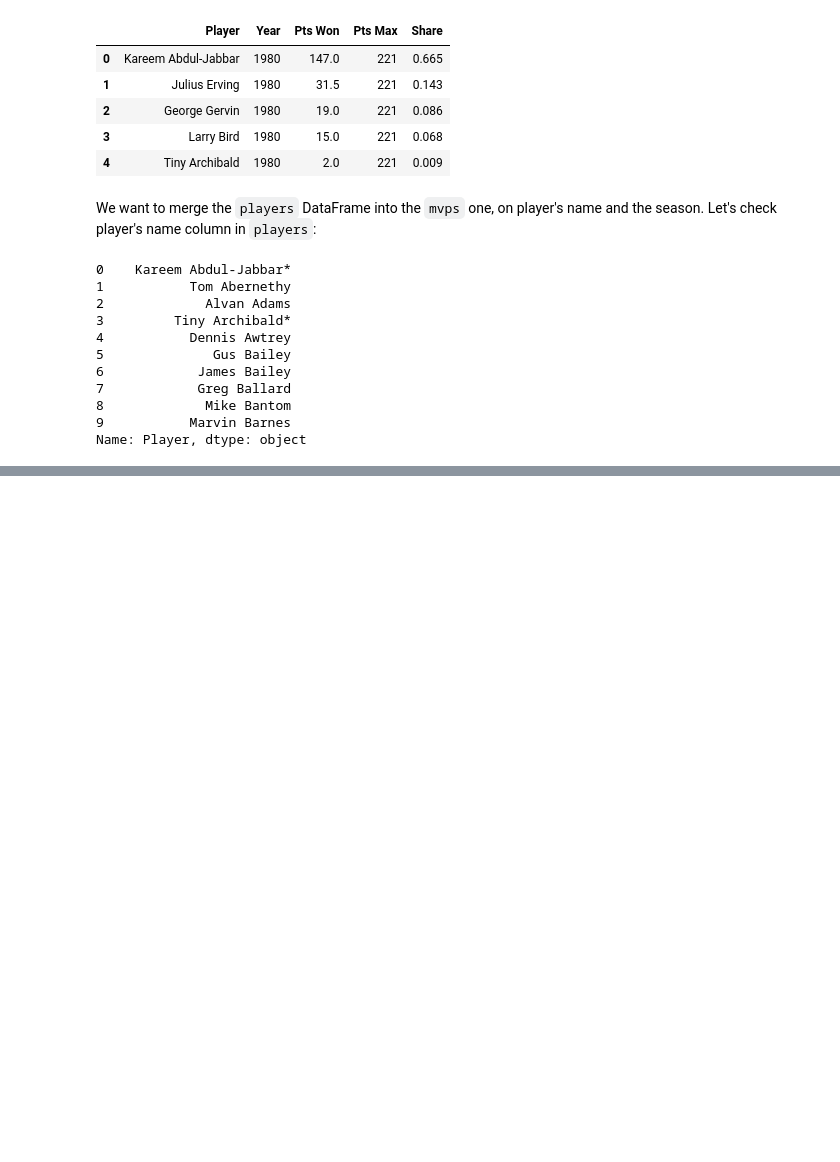
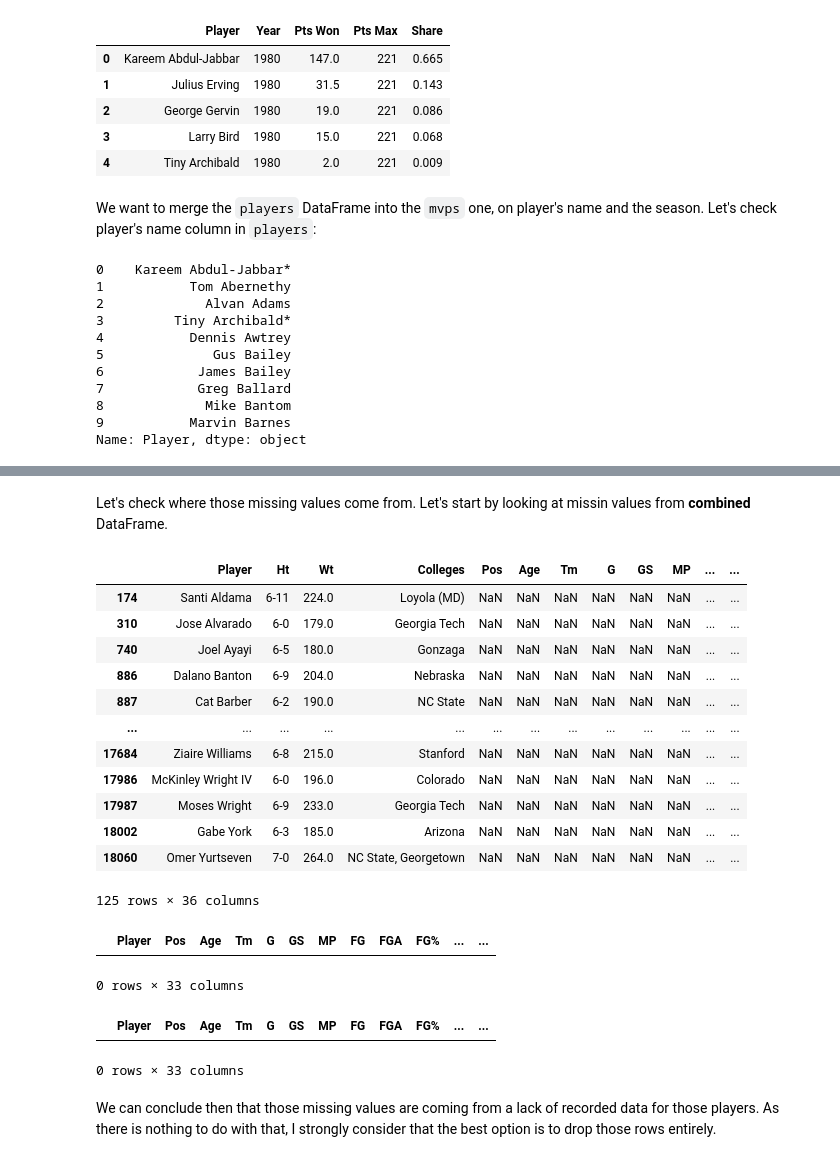
Before and after one commit to javigallego4/Predicting-NBA-MVP, a Jupyter notebook: Data Cleaning.ipynb, the cells around one changed output, grey strips where cells are left out. Drawn from its saved outputs; the diff is of its cells as text; code cells hidden in the pictures; blank space fills up the shorter version.

```diff
--- a/Data Cleaning.ipynb
+++ b/Data Cleaning.ipynb
@@ -387,0 +253,4 @@ stats.head()
+# %%
+players_more_stats = players_more_stats[players_more_stats.To >= 1980]
+print('Minimum: ', min(players_more_stats.To.unique()))
+print('Maximum: ', max(players_more_stats.To.unique()))
@@ -387,0 +262,4 @@ stats.head()
+# %%
+players_more_stats = players_more_stats.drop(['Birth Date','From','To','Pos'],axis = 1)
+players_more_stats['Player'] = players_more_stats['Player'].str.replace("*","",regex=False)
+players_more_stats.head()
@@ -387,0 +273,3 @@ stats.head()
+# %%
+combined_2 = players_more_stats.merge(combined, how="outer", on=['Player'])
+combined_2.head()
@@ -387,0 +304,30 @@ stats.head()
+# %% [markdown]
+Let's check where those missing values come from. Let's start by looking at missin values from **combined** DataFrame.
+# %%
+combined_2[combined_2['MP'].isnull() == True]
+# %% [output]
+|  | Player | Ht | Wt | Colleges | Pos | Age | Tm | G | GS | MP | ... | ... |
+| 174 | Santi Aldama | 6-11 | 224.0 | Loyola (MD) | NaN | NaN | NaN | NaN | NaN | NaN | ... | ... |
+| 310 | Jose Alvarado | 6-0 | 179.0 | Georgia Tech | NaN | NaN | NaN | NaN | NaN | NaN | ... | ... |
+| 740 | Joel Ayayi | 6-5 | 180.0 | Gonzaga | NaN | NaN | NaN | NaN | NaN | NaN | ... | ... |
+| 886 | Dalano Banton | 6-9 | 204.0 | Nebraska | NaN | NaN | NaN | NaN | NaN | NaN | ... | ... |
+| 887 | Cat Barber | 6-2 | 190.0 | NC State | NaN | NaN | NaN | NaN | NaN | NaN | ... | ... |
+| ... | ... | ... | ... | ... | ... | ... | ... | ... | ... | ... | ... | ... |
+| 17684 | Ziaire Williams | 6-8 | 215.0 | Stanford | NaN | NaN | NaN | NaN | NaN | NaN | ... | ... |
+| 17986 | McKinley Wright IV | 6-0 | 196.0 | Colorado | NaN | NaN | NaN | NaN | NaN | NaN | ... | ... |
+| 17987 | Moses Wright | 6-9 | 233.0 | Georgia Tech | NaN | NaN | NaN | NaN | NaN | NaN | ... | ... |
+| 18002 | Gabe York | 6-3 | 185.0 | Arizona | NaN | NaN | NaN | NaN | NaN | NaN | ... | ... |
+| 18060 | Omer Yurtseven | 7-0 | 264.0 | NC State, Georgetown | NaN | NaN | NaN | NaN | NaN | NaN | ... | ... |
+125 rows × 36 columns
+# %%
+combined[combined['Player'] == 'Jose Alvarado']
+# %% [output]
+|  | Player | Pos | Age | Tm | G | GS | MP | FG | FGA | FG% | ... | ... |
+0 rows × 33 columns
+# %%
+combined[combined['Player'] == 'Gabe York']
+# %% [output]
+|  | Player | Pos | Age | Tm | G | GS | MP | FG | FGA | FG% | ... | ... |
+0 rows × 33 columns
+# %% [markdown]
+We can conclude then that those missing values are coming from a lack of recorded data for those players. As there is nothing to do with that, I strongly consider that the best option is to drop those rows entirely.
```
Also changed, not shown: parts of 88 cells of this notebook, 10 other files.
